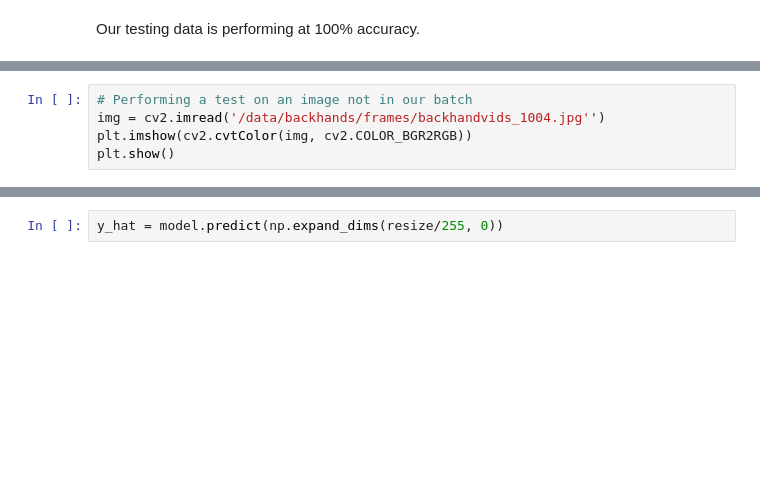
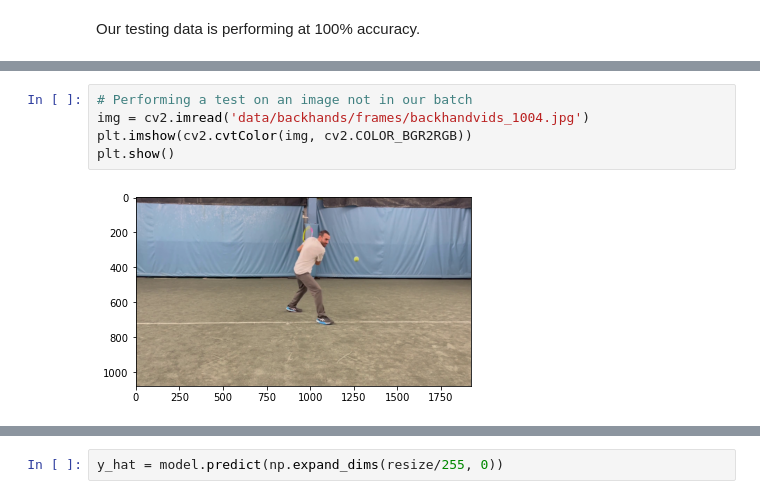
Before and after one commit to adammarianacci/Tennis_Shot_Analysis, a Jupyter notebook: notebook.ipynb, the cells around one changed output, grey strips where cells are left out. Saved outputs shown, nothing was run; the diff lists cells and outputs as text; blank space fills up the shorter version.

```diff
--- a/notebook.ipynb
+++ b/notebook.ipynb
@@ -368,8 +355,10 @@ print(f'Precision:{precision.result().numpy()}, Recall:{recall.result().numpy()}
 # %%
 # Performing a test on an image not in our batch
-img = cv2.imread('/data/backhands/frames/backhandvids_1004.jpg'')
+img = cv2.imread('data/backhands/frames/backhandvids_1004.jpg')
 plt.imshow(cv2.cvtColor(img, cv2.COLOR_BGR2RGB))
 plt.show()
+# %% [output]
+[figure, added]
 # %%
 resize = tf.image.resize(img, (256,256))
 plt.imshow(resize.numpy().astype(int))
```
Also changed, not shown: parts of 16 cells of this notebook, 1 other file.
